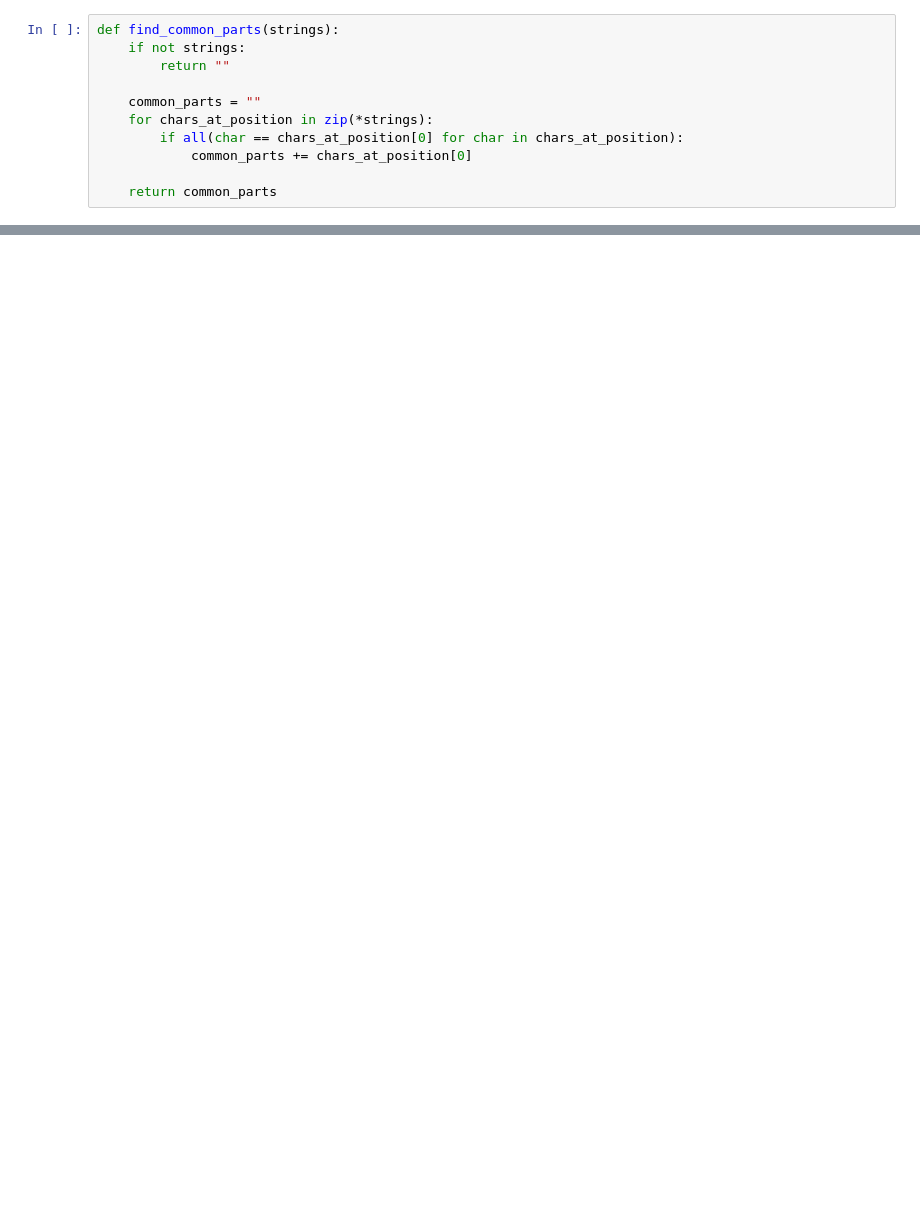
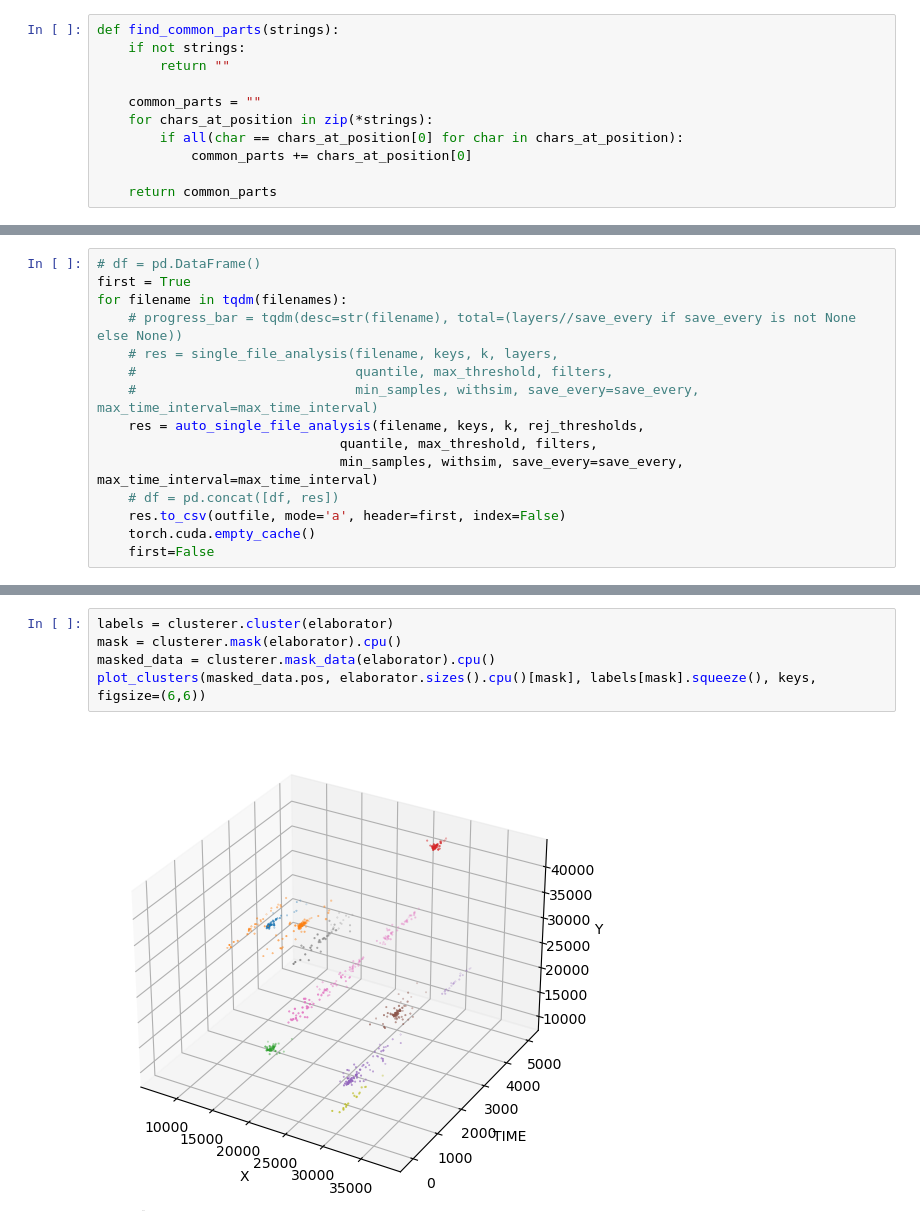
Before and after one commit to Samuele-Colombo/MPTD, a Jupyter notebook: new_approach_multiple_files.ipynb, the cells around one changed output, grey strips where cells are left out. Drawn from its saved outputs; the diff is of its cells as text; blank space fills up the shorter version.

```diff
--- a/new_approach_multiple_files.ipynb
+++ b/new_approach_multiple_files.ipynb
@@ -327,0 +435,15 @@ df.groupby("File", axis="rows")["Accuracy"].first().hist()
+# %%
+# df = pd.DataFrame()
+first = True
+for filename in tqdm(filenames):
+    # progress_bar = tqdm(desc=str(filename), total=(layers//save_every if save_every is not None else None))
+    # res = single_file_analysis(filename, keys, k, layers,
+    #                            quantile, max_threshold, filters,
+    #                            min_samples, withsim, save_every=save_every, max_time_interval=max_time_interval)
+    res = auto_single_file_analysis(filename, keys, k, rej_thresholds,
+                               quantile, max_threshold, filters,
+                               min_samples, withsim, save_every=save_every, max_time_interval=max_time_interval)
+    # df = pd.concat([df, res])
+    res.to_csv(outfile, mode='a', header=first, index=False)
+    torch.cuda.empty_cache()
+    first=False
@@ -327,0 +643,7 @@ df.groupby("File", axis="rows")["Accuracy"].first().hist()
+# %%
+labels = clusterer.cluster(elaborator)
+mask = clusterer.mask(elaborator).cpu()
+masked_data = clusterer.mask_data(elaborator).cpu()
+plot_clusters(masked_data.pos, elaborator.sizes().cpu()[mask], labels[mask].squeeze(), keys, figsize=(6,6))
+# %% [output]
+[figure, added]
```
Also changed, not shown: parts of 39 cells of this notebook.
